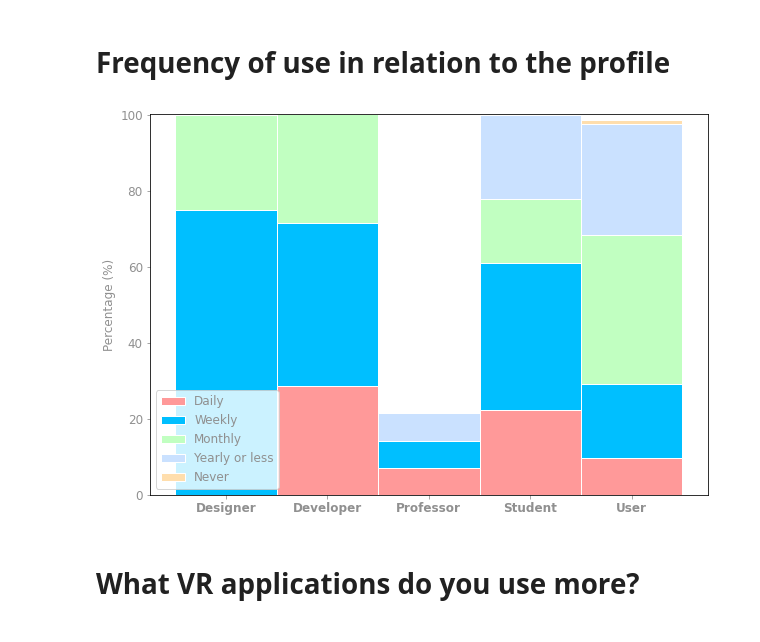
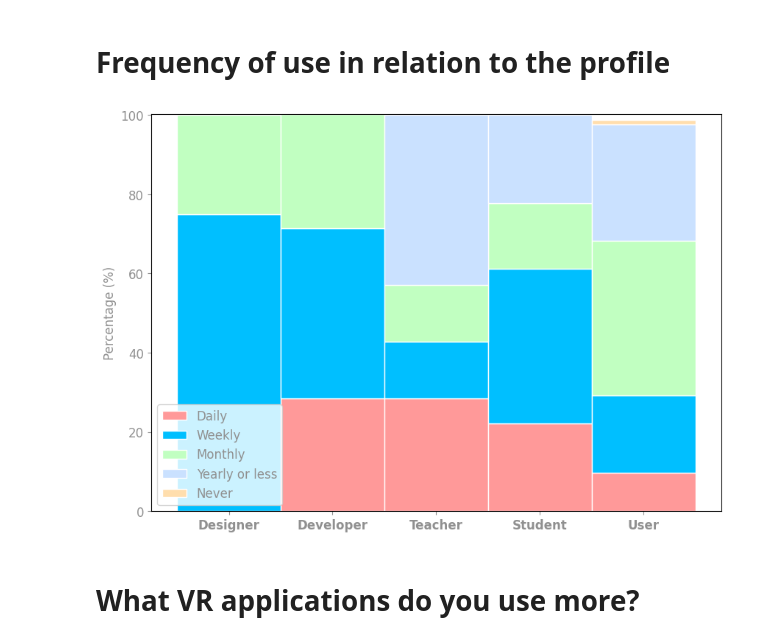
Before and after one commit to stevao-andrade/vr_survey, a Jupyter notebook: survey_charts.ipynb, the cells around one changed output. Drawn from its saved outputs; the diff is of its cells as text; code cells hidden in the pictures.

```diff
--- a/survey_charts.ipynb
+++ b/survey_charts.ipynb
@@ -135,12 +135,12 @@ import matplotlib.pyplot as plt
 
 #Get values from the group and categories
 period   = ["Daily", "Weekly", "Monthly", "Yearly or less", "Never"]
-role      = ["Designer", "Developer", "Professor", "Student", "User"]
+role      = ["Designer", "Developer", "Teacher", "Student", "User"]
 
-daily     = [0,  28.57, 7.14, 22.22, 9.76]
-weekly    = [75, 42.86, 7.14, 38.89, 19.51]
-monthly   = [25, 28.75, 0   , 16.67, 39.02]
-yearly    = [0,  0    , 7.14, 22.22, 29.27]
+daily     = [0,  28.57, 28.57, 22.22, 9.76]
+weekly    = [75, 42.86, 14.29, 38.89, 19.51]
+monthly   = [25, 28.75, 14.29, 16.67, 39.02]
+yearly    = [0,  0    , 42.86, 22.22, 29.27]
 never     = [0,  0    , 0   , 0    , 1.1]
 
 designer  = [0    , 75   , 25   , 0    , 0]
@@ -154,34 +154,34 @@ user      = [9.76,  19.51, 39.02, 29.27, 2.4]
 colors = ['#FF9999', '#00BFFF','#C1FFC1','#CAE1FF','#FFDEAD']
 
 # The position of the bars on the x-axis
 r = range(len(role))
 barWidth = 1
 
 #plot bars
 plt.figure(figsize=(10,7))
 
 plt.bar(r, daily, color=colors[0], edgecolor='white', width=barWidth, label= period[0])
 plt.bar(r, weekly, bottom=np.array(daily), color=colors[1], edgecolor='white', width=barWidth, label=period[1])
 plt.bar(r, monthly, bottom=np.array(daily)+np.array(weekly), color=colors[2], edgecolor='white', width=barWidth, label=period[2])
 plt.bar(r, yearly, bottom=np.array(daily)+np.array(weekly)+np.array(monthly), color=colors[3], edgecolor='white', width=barWidth, label=period[3])
 plt.bar(r, never, bottom=np.array(daily)+np.array(weekly)+np.array(monthly)+np.array(yearly), color=colors[4], edgecolor='white', width=barWidth, label=period[4])
 
 #time frame point of view
 #plt.bar(r, designer, color=colors[0], edgecolor='white', width=barWidth, label="Designers")
 #plt.bar(r, developer, bottom=np.array(designer), color=colors[1], edgecolor='white', width=barWidth, label='Developers')
 #plt.bar(r, professor, bottom=np.array(designer)+np.array(developer), color=colors[2], edgecolor='white', width=barWidth, label='Professors')
 #plt.bar(r, student, bottom=np.array(designer)+np.array(developer)+np.array(professor), color=colors[3], edgecolor='white', width=barWidth, label='Student')
 #plt.bar(r, user, bottom=np.array(designer)+np.array(developer)+np.array(professor)+np.array(student), color=colors[4], edgecolor='white', width=barWidth, label='Users')
 
 plt.legend()
 
 # Custom X axis
 plt.xticks(r, role, fontweight='bold')
 plt.ylabel("Percentage (%)")
 #plt.savefig("stacked1.png")
 plt.show()
 # %% [output]
-[figure, old version]
+[figure, new version]
 # %% [markdown]
 # What VR applications do you use more?
 # %%
```
Also changed, not shown: parts of 4 cells of this notebook.
